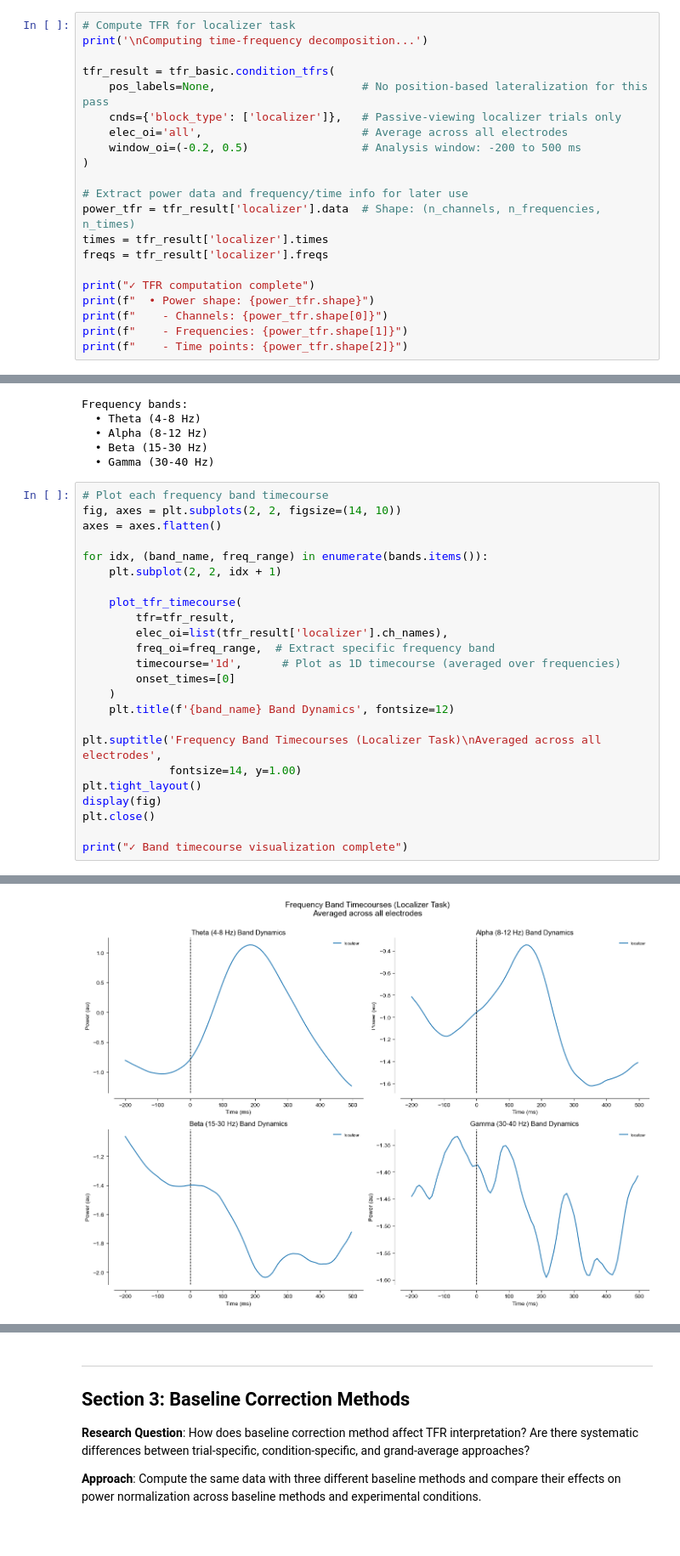
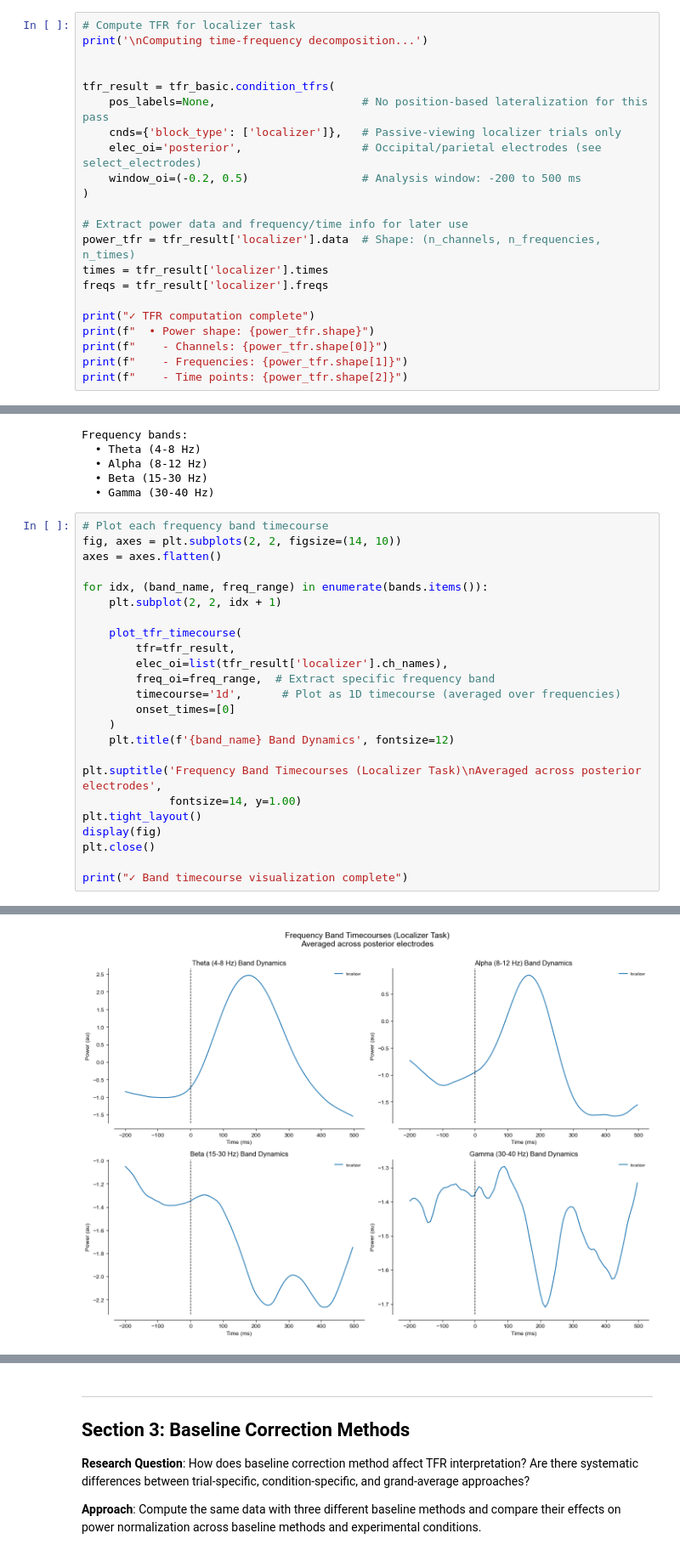
Before and after one commit to dvanmoorselaar/open_dvm, a Jupyter notebook: tutorials/03_tfr_analysis.ipynb, the cells around one changed output, grey strips where cells are left out. Shown at 85% size. Saved outputs shown, nothing was run; the diff lists cells and outputs as text.

```diff
--- a/tutorials/03_tfr_analysis.ipynb
+++ b/tutorials/03_tfr_analysis.ipynb
@@ -133,10 +150,11 @@ print(f"  • Cycle range: {tfr_basic.cycle_range}")
 # Compute TFR for localizer task
 print('\nComputing time-frequency decomposition...')
 
+
 tfr_result = tfr_basic.condition_tfrs(
     pos_labels=None,                      # No position-based lateralization for this pass
     cnds={'block_type': ['localizer']},   # Passive-viewing localizer trials only
-    elec_oi='all',                        # Average across all electrodes
+    elec_oi='posterior',                  # Occipital/parietal electrodes (see select_electrodes)
     window_oi=(-0.2, 0.5)                 # Analysis window: -200 to 500 ms
 )
 
@@ -214,35 +233,35 @@ for idx, (band_name, freq_range) in enumerate(bands.items()):
     plt.subplot(2, 2, idx + 1)
 
     plot_tfr_timecourse(
         tfr=tfr_result,
         elec_oi=list(tfr_result['localizer'].ch_names),
         freq_oi=freq_range,  # Extract specific frequency band
         timecourse='1d',      # Plot as 1D timecourse (averaged over frequencies)
         onset_times=[0]
     )
     plt.title(f'{band_name} Band Dynamics', fontsize=12)
 
-plt.suptitle('Frequency Band Timecourses (Localizer Task)\nAveraged across all electrodes',
+plt.suptitle('Frequency Band Timecourses (Localizer Task)\nAveraged across posterior electrodes',
              fontsize=14, y=1.00)
 plt.tight_layout()
 display(fig)
 plt.close()
 
 print("✓ Band timecourse visualization complete")
 # %% [output]
 No conditions specified. Using first condition in tfr
 not enough colors specified. Using default colors
 Times converted from seconds to milliseconds
 No conditions specified. Using first condition in tfr
 not enough colors specified. Using default colors
 Times converted from seconds to milliseconds
 No conditions specified. Using first condition in tfr
 not enough colors specified. Using default colors
 Times converted from seconds to milliseconds
 No conditions specified. Using first condition in tfr
 not enough colors specified. Using default colors
 Times converted from seconds to milliseconds
-[figure, old version]
+[figure, new version]
 ✓ Band timecourse visualization complete
 # %% [markdown]
 ---
```
Also changed, not shown: parts of 11 cells of this notebook, 2 other files.
